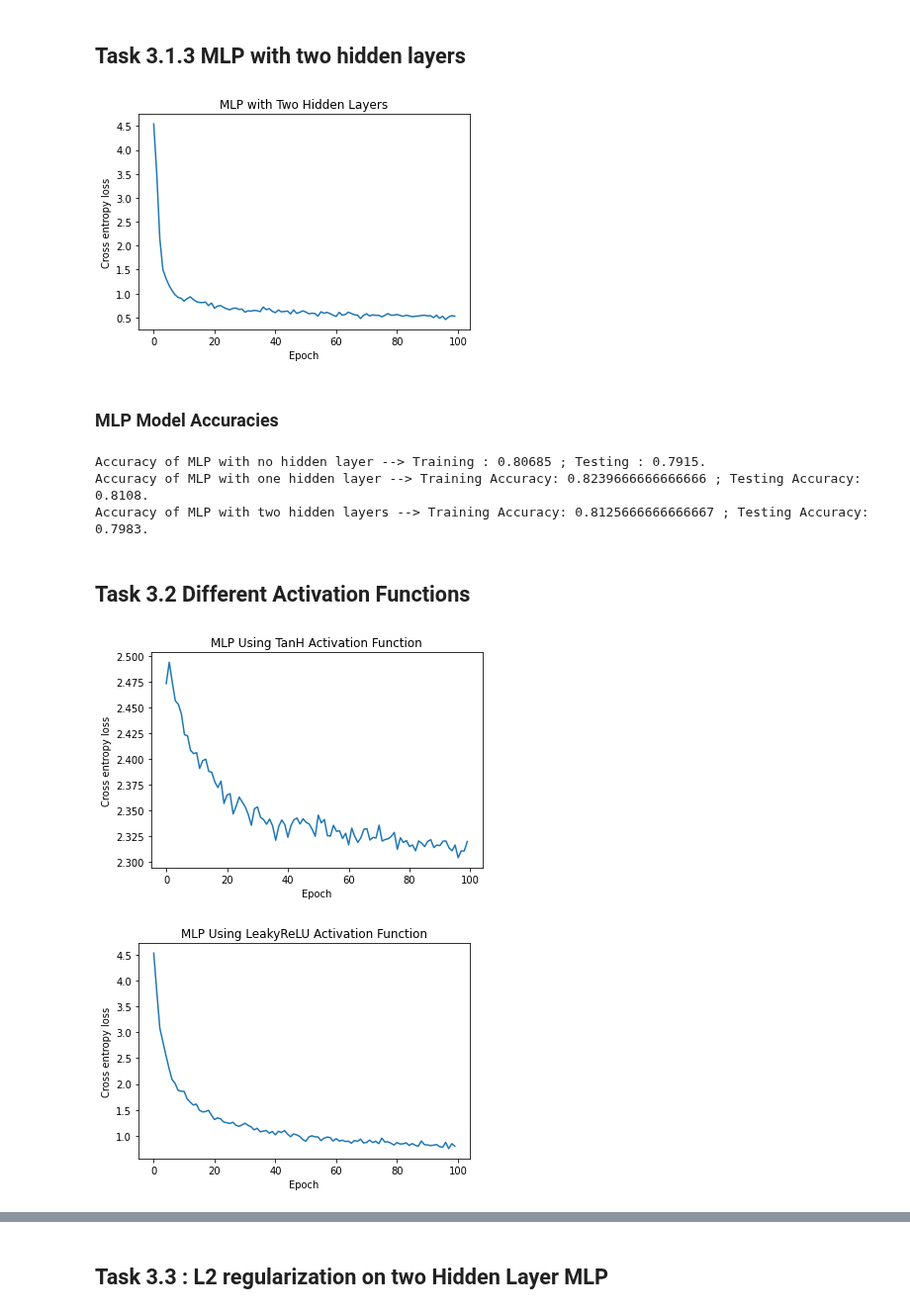
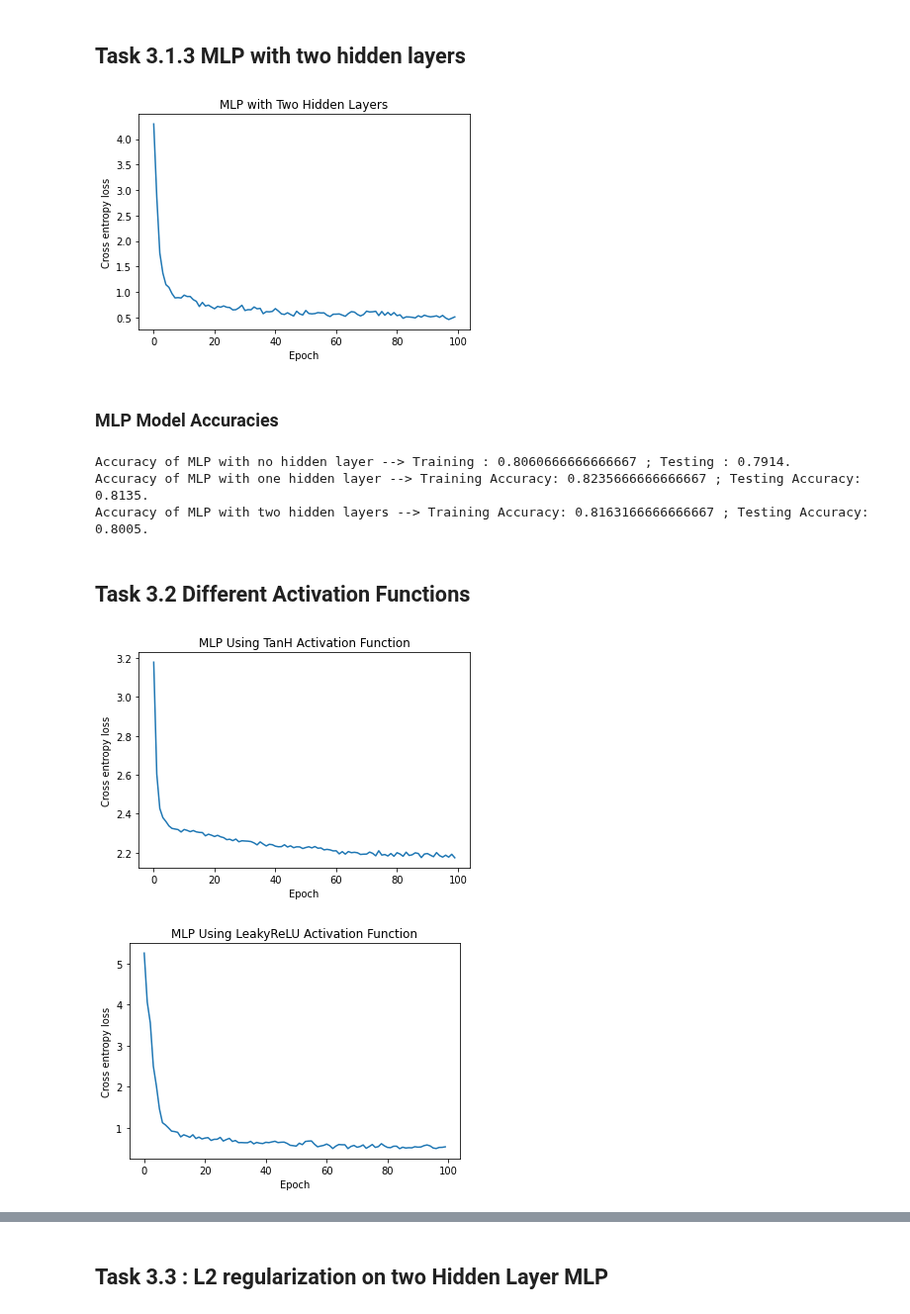
Before and after one commit to acollin19/comp551, a Jupyter notebook: A3/assignment3_group_24.ipynb, the cells around one changed output, grey strips where cells are left out. Shown at 99% size. Saved outputs shown, nothing was run; the diff lists cells and outputs as text; code cells hidden in the pictures.

```diff
--- a/A3/assignment3_group_24.ipynb
+++ b/A3/assignment3_group_24.ipynb
@@ -177,8 +177,8 @@ class GradientDescentOptimizer(Optimizer):
 # %%
 class MLPClass():
   def __init__(self, steps, batch_size):
-      self.steps = 100
-      self.batch_size = 1000
+      self.steps = steps
+      self.batch_size = batch_size
 
   def fit(self, mlp: MLP, optimizer: Optimizer, data_x, data_y, steps, batch_size, title, l2_reg=0):
       losses = []
@@ -261,7 +261,7 @@ opt2 = GradientDescentOptimizer(mlp2, 1e-1)
 title = "MLP with Two Hidden Layers"
 model.fit(mlp2, opt2, X_train, y_train, 100, 1000, title)
 # %% [output]
-[figure, old version]
+[figure, new version]
 # %% [markdown]
 ### MLP Model Accuracies
 # %%
@@ -284,9 +284,9 @@ y_test_prob = model.predict(mlp2, X_test)
 train_acc, test_acc = model.evaluate_acc(y_train_prob, y_test_prob,  X_train, y_train_val, X_test, y_test_val)
 print(f'Accuracy of MLP with two hidden layers --> Training Accuracy: {train_acc} ; Testing Accuracy: {test_acc}.')
 # %% [output]
-Accuracy of MLP with no hidden layer --> Training : 0.80685 ; Testing : 0.7915.
-Accuracy of MLP with one hidden layer --> Training Accuracy: 0.8239666666666666 ; Testing Accuracy: 0.8108.
-Accuracy of MLP with two hidden layers --> Training Accuracy: 0.8125666666666667 ; Testing Accuracy: 0.7983.
+Accuracy of MLP with no hidden layer --> Training : 0.8060666666666667 ; Testing : 0.7914.
+Accuracy of MLP with one hidden layer --> Training Accuracy: 0.8235666666666667 ; Testing Accuracy: 0.8135.
+Accuracy of MLP with two hidden layers --> Training Accuracy: 0.8163166666666667 ; Testing Accuracy: 0.8005.
 # %% [markdown]
 ## Task 3.2 Different Activation Functions
 # %%
@@ -321,18 +321,18 @@ class LeakyReLULayer(NeuralNetLayer):
 # %%
 # TanH with 2 hidden layer MLP
 tanHmlp2 = MLP(
     LinearLayer(n_features, HIDDEN_SIZE),
     TanHLayer(),
     LinearLayer(HIDDEN_SIZE, HIDDEN_SIZE),
     TanHLayer(),
     LinearLayer(HIDDEN_SIZE, 10),
     SoftmaxOutputLayer()
 )
-tanHopt2 = GradientDescentOptimizer(tanHmlp2, 1e-2)
+tanHopt2 = GradientDescentOptimizer(tanHmlp2, 1e-1)
 title = "MLP Using TanH Activation Function"
-model.fit(tanHmlp2, tanHopt2, X_train, y_train, 100, 1000, title)
+model.fit(tanHmlp2, tanHopt2, X_train, y_train, 100, 10000, title)
 # %% [output]
-[figure, old version]
+[figure, new version]
 # %%
 # LeakyReLU with 2 hidden layer MLP
 leakyMlp2 = MLP(
@@ -343,12 +343,12 @@ leakyMlp2 = MLP(
     LinearLayer(HIDDEN_SIZE, 10),
     SoftmaxOutputLayer()
 )
-leakyOpt2 = GradientDescentOptimizer(leakyMlp2, 1e-2)
+leakyOpt2 = GradientDescentOptimizer(leakyMlp2, 1e-1)
 title = "MLP Using LeakyReLU Activation Function"
 
 model.fit(leakyMlp2, leakyOpt2, X_train, y_train, 100, 1000, title)
 # %% [output]
-[figure, old version]
+[figure, new version]
 # %%
 # TanH Accuracy
 y_train_prob = model.predict(tanHmlp2, X_train)
```
Also changed, not shown: parts of 17 cells of this notebook.
